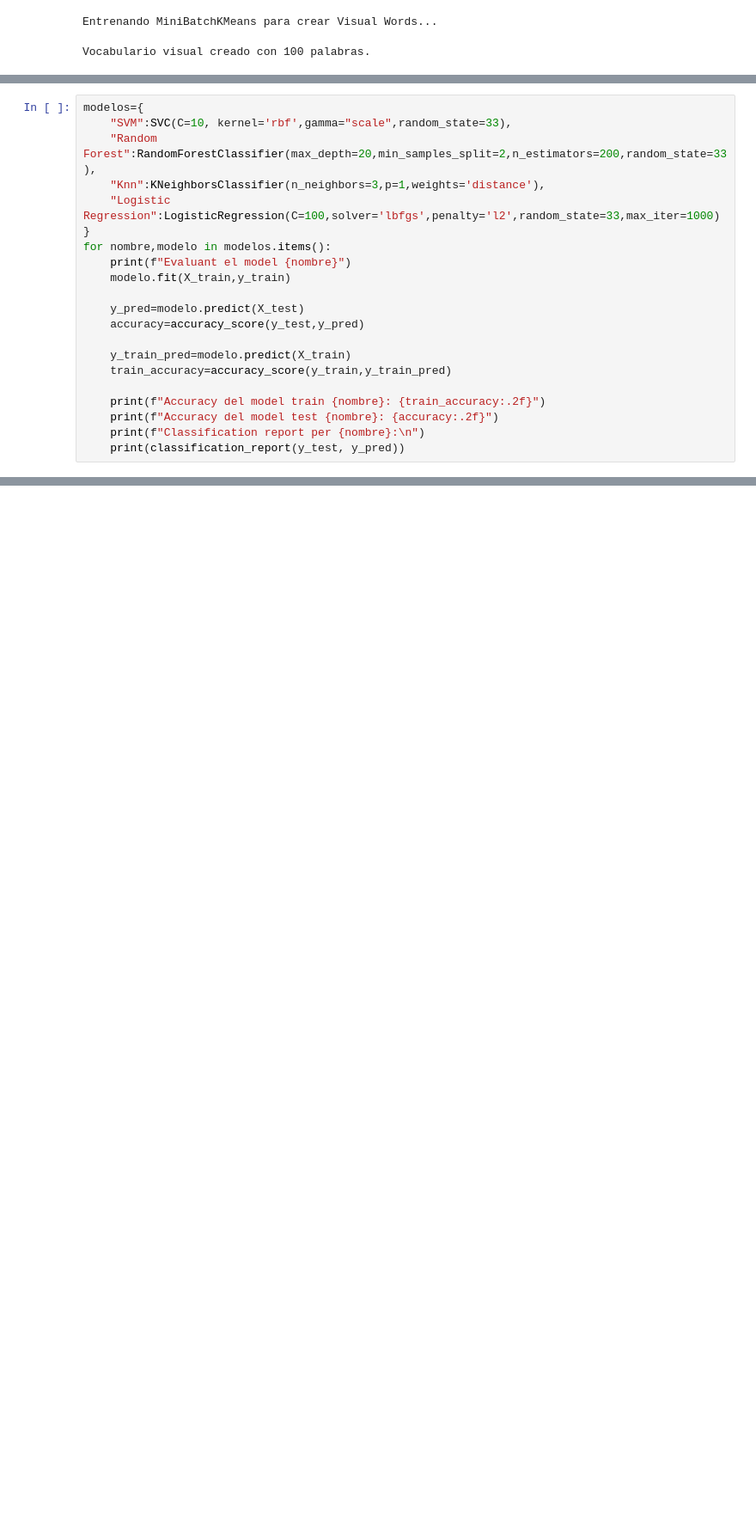
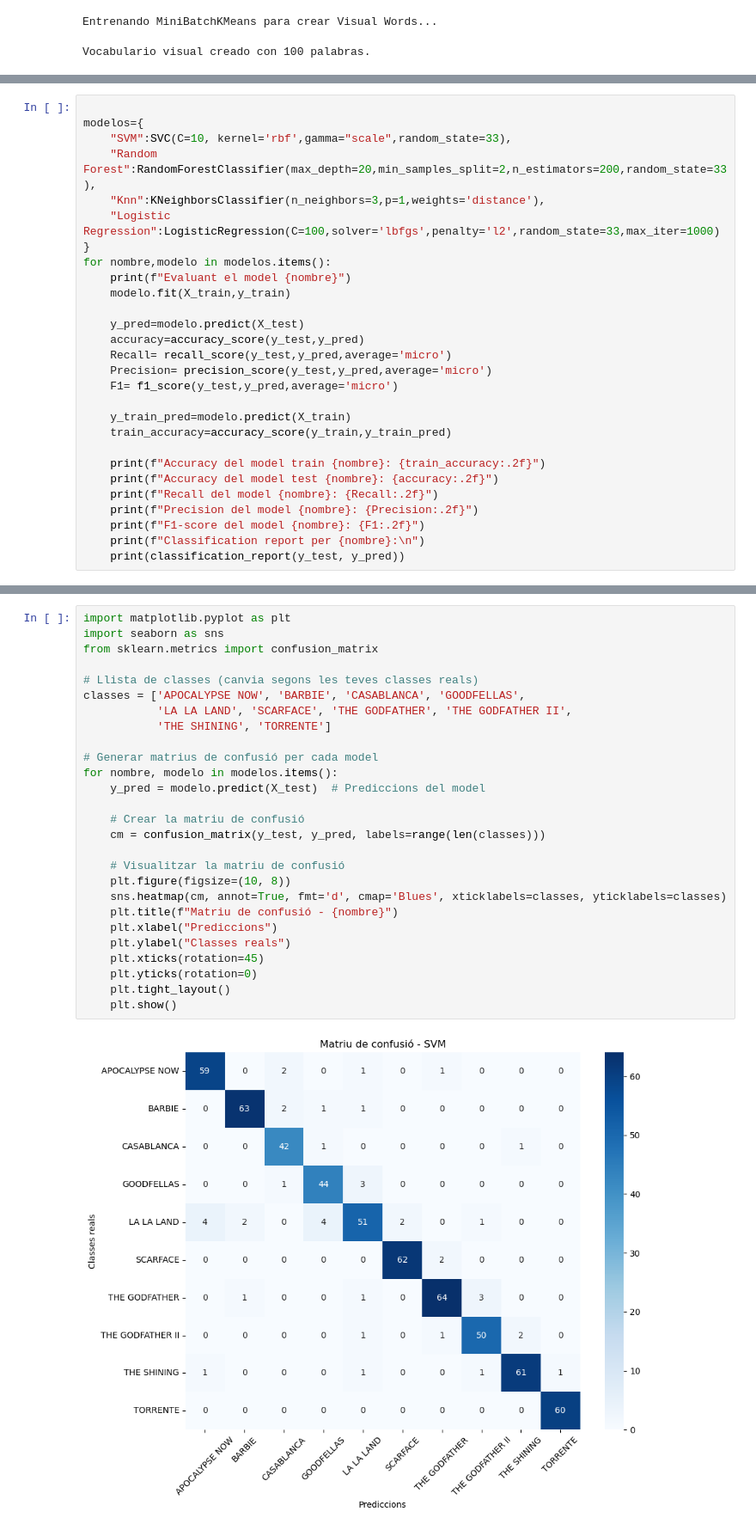
Before and after one commit to DAVIDARAUJOOOOO/FRAME-PREDICTION, a Jupyter notebook: Kaggle.ipynb, the cells around one changed output, grey strips where cells are left out. Shown at 86% size. Drawn from its saved outputs; the diff is of its cells as text; blank space fills up the shorter version.

```diff
--- a/Kaggle.ipynb
+++ b/Kaggle.ipynb
@@ -719,4 +716,5 @@ Mejores hiperparámetros para Logistic Regression: {'C': 100, 'penalty': 'l2', '
 # %%
+
 modelos={
     "SVM":SVC(C=10, kernel='rbf',gamma="scale",random_state=33),
     "Random Forest":RandomForestClassifier(max_depth=20,min_samples_split=2,n_estimators=200,random_state=33),
@@ -729,12 +727,18 @@ for nombre,modelo in modelos.items():
 
     y_pred=modelo.predict(X_test)
     accuracy=accuracy_score(y_test,y_pred)
+    Recall= recall_score(y_test,y_pred,average='micro')
+    Precision= precision_score(y_test,y_pred,average='micro')
+    F1= f1_score(y_test,y_pred,average='micro')
 
     y_train_pred=modelo.predict(X_train)
     train_accuracy=accuracy_score(y_train,y_train_pred)
 
     print(f"Accuracy del model train {nombre}: {train_accuracy:.2f}")
     print(f"Accuracy del model test {nombre}: {accuracy:.2f}")
+    print(f"Recall del model {nombre}: {Recall:.2f}")
+    print(f"Precision del model {nombre}: {Precision:.2f}")
+    print(f"F1-score del model {nombre}: {F1:.2f}")
     print(f"Classification report per {nombre}:\n")
     print(classification_report(y_test, y_pred))
 # %% [output]
@@ -757,0 +762,29 @@ Reporte de clasificación para SVM:
+# %%
+import matplotlib.pyplot as plt
+import seaborn as sns
+from sklearn.metrics import confusion_matrix
+
+# Llista de classes (canvia segons les teves classes reals)
+classes = ['APOCALYPSE NOW', 'BARBIE', 'CASABLANCA', 'GOODFELLAS',
+           'LA LA LAND', 'SCARFACE', 'THE GODFATHER', 'THE GODFATHER II',
+           'THE SHINING', 'TORRENTE']
+
+# Generar matrius de confusió per cada model
+for nombre, modelo in modelos.items():
+    y_pred = modelo.predict(X_test)  # Prediccions del model
+
+    # Crear la matriu de confusió
+    cm = confusion_matrix(y_test, y_pred, labels=range(len(classes)))
+
+    # Visualitzar la matriu de confusió
+    plt.figure(figsize=(10, 8))
+    sns.heatmap(cm, annot=True, fmt='d', cmap='Blues', xticklabels=classes, yticklabels=classes)
+    plt.title(f"Matriu de confusió - {nombre}")
+    plt.xlabel("Prediccions")
+    plt.ylabel("Classes reals")
+    plt.xticks(rotation=45)
+    plt.yticks(rotation=0)
+    plt.tight_layout()
+    plt.show()
+# %% [output]
+[figure, added]
```
Also changed, not shown: parts of 15 cells of this notebook.
